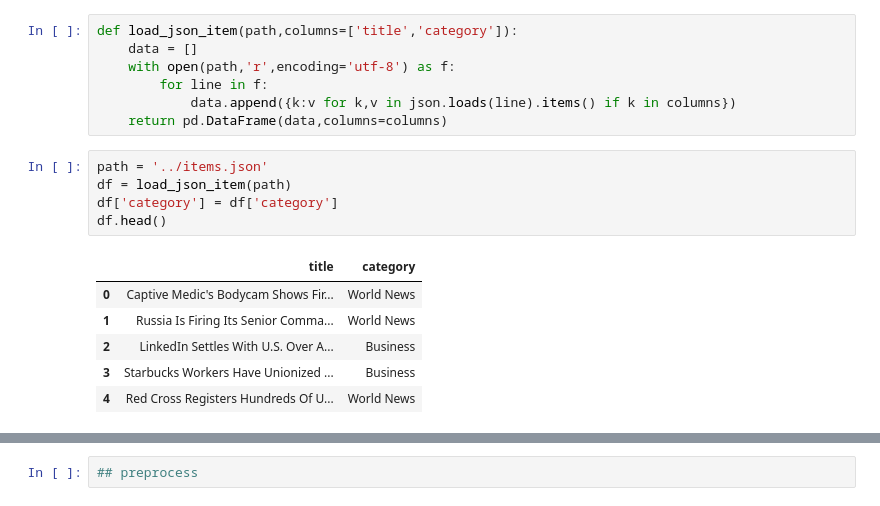
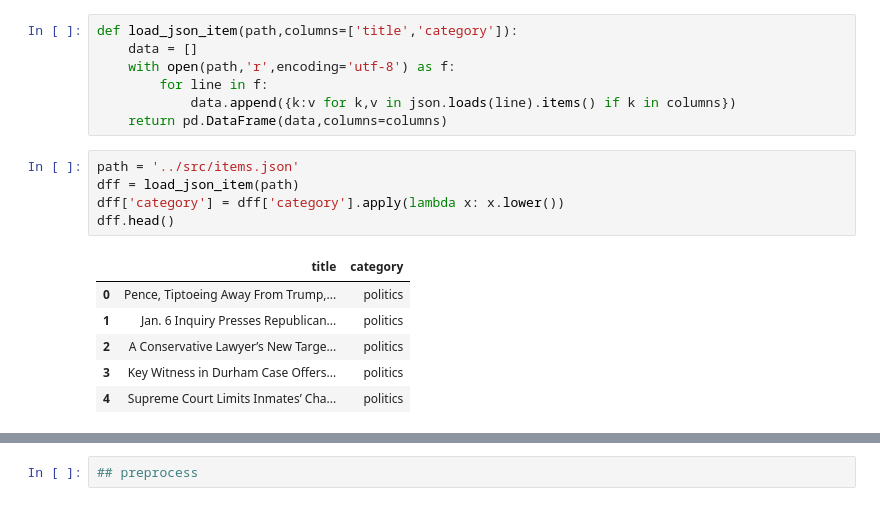
Before and after one commit to sajjadGG/NewsTitleClassification, a Jupyter notebook: EDA/preprocess.ipynb, the cells around one changed output, grey strips where cells are left out. Cells and saved outputs as stored; diff of their text form.

```diff
--- a/EDA/preprocess.ipynb
+++ b/EDA/preprocess.ipynb
@@ -15,14 +15,14 @@ def load_json_item(path,columns=['title','category']):
             data.append({k:v for k,v in json.loads(line).items() if k in columns})
     return pd.DataFrame(data,columns=columns)
 # %%
-path = '../items.json'
-df = load_json_item(path)
-df['category'] = df['category']
-df.head()
+path = '../src/items.json'
+dff = load_json_item(path)
+dff['category'] = dff['category'].apply(lambda x: x.lower())
+dff.head()
 # %% [output]
 |  | title | category |
-| 0 | Captive Medic's Bodycam Shows Fir... | World News |
-| 1 | Russia Is Firing Its Senior Comma... | World News |
-| 2 | LinkedIn Settles With U.S. Over A... | Business |
-| 3 | Starbucks Workers Have Unionized ... | Business |
-| 4 | Red Cross Registers Hundreds Of U... | World News |
+| 0 | Pence, Tiptoeing Away From Trump,... | politics |
+| 1 | Jan. 6 Inquiry Presses Republican... | politics |
+| 2 | A Conservative Lawyer’s New Targe... | politics |
+| 3 | Key Witness in Durham Case Offers... | politics |
+| 4 | Supreme Court Limits Inmates’ Cha... | politics |
```
Also changed, not shown: parts of 18 cells of this notebook, 4 other files.
